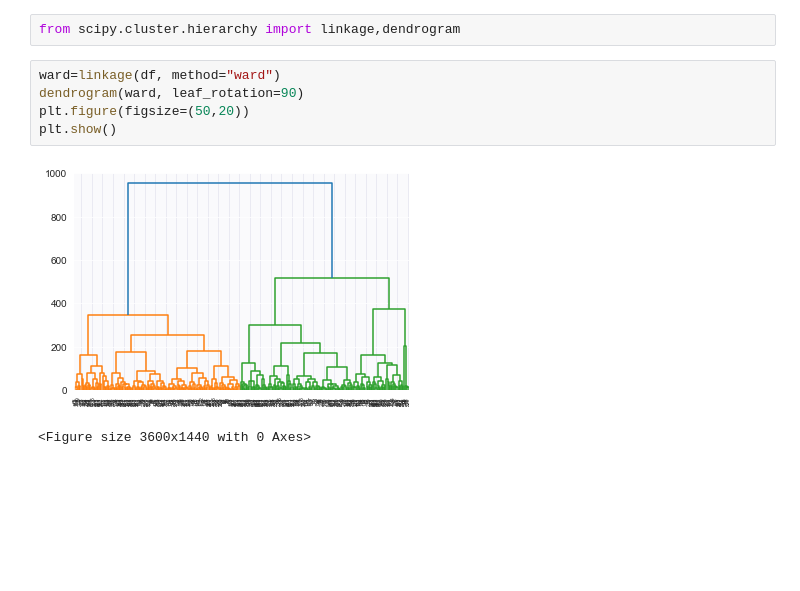
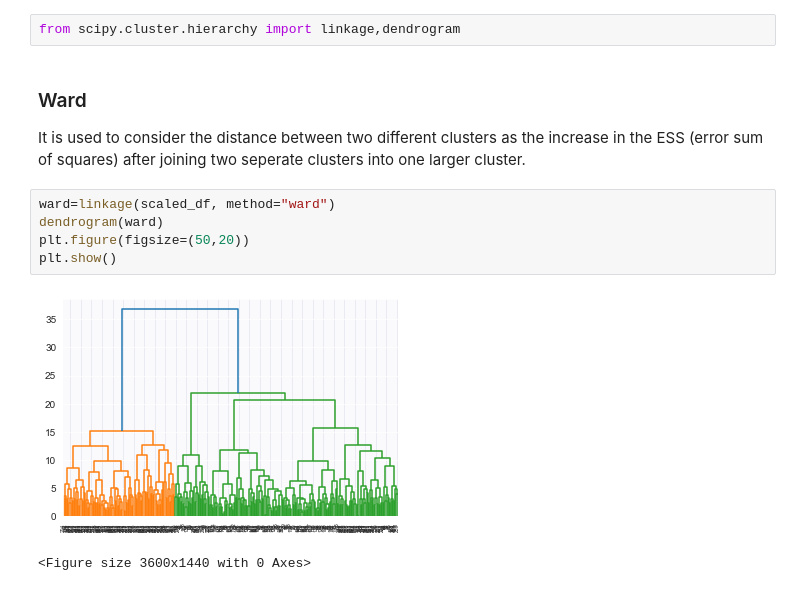
Before and after one commit to Harshal12355/Heart-Disease, a Jupyter notebook: heart_final.ipynb, the cells around one changed output. Cells and saved outputs as stored; diff of their text form; blank space fills up the shorter version.

```diff
--- a/heart_final.ipynb
+++ b/heart_final.ipynb
@@ -1101,11 +1084,15 @@ Above I repeated K means clustering but this time with 3 different clusters and
 # Hierarchical Clustering
 # %%
 from scipy.cluster.hierarchy import linkage,dendrogram
+# %% [markdown]
+### Ward
+
+It is used to consider the distance between two different clusters as the increase in the ESS (error sum of squares) after joining two seperate clusters into one larger cluster.
 # %%
-ward=linkage(df, method="ward")
-dendrogram(ward, leaf_rotation=90)
+ward=linkage(scaled_df, method="ward")
+dendrogram(ward)
 plt.figure(figsize=(50,20))
 plt.show()
 # %% [output]
-[figure, old version]
+[figure, new version]
 <Figure size 3600x1440 with 0 Axes>
```
Also changed, not shown: parts of 66 cells of this notebook.
